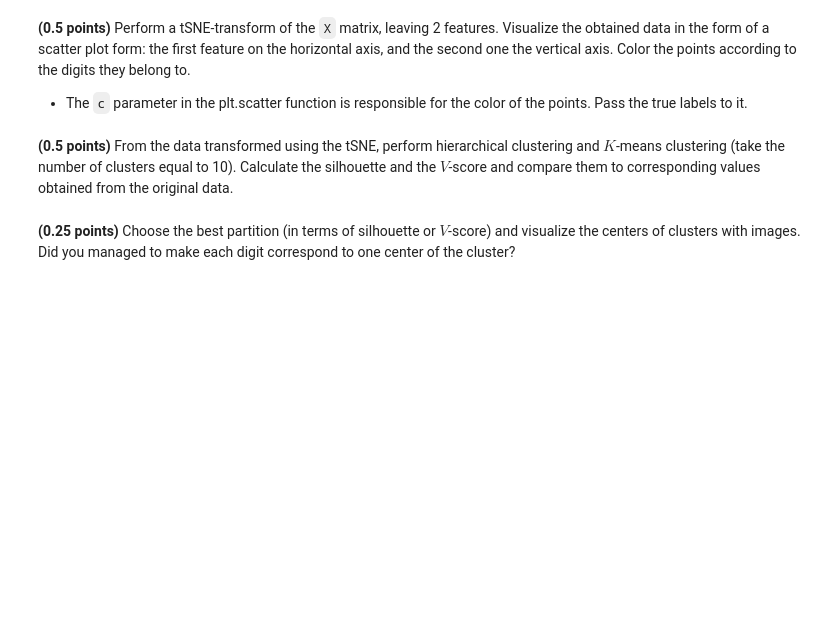
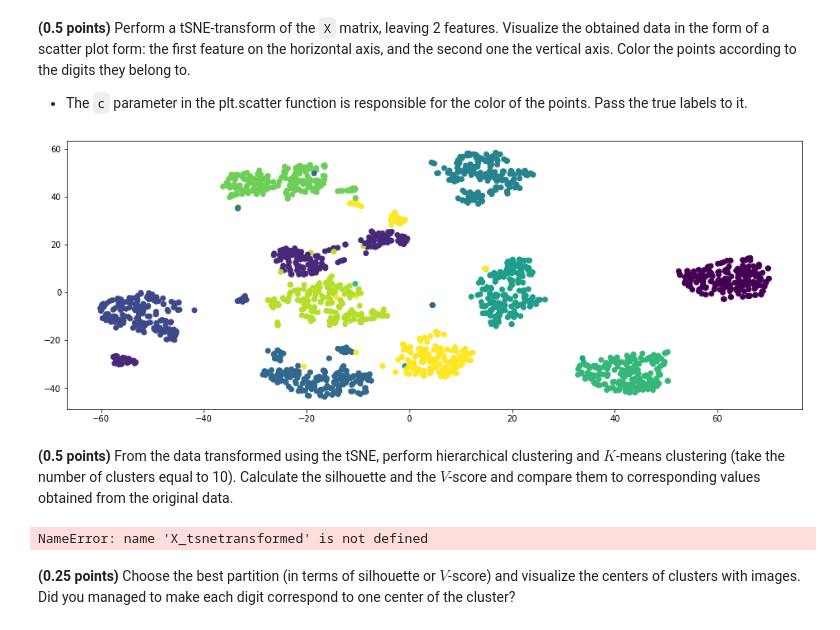
Before and after one commit to Sergo448/rolling-scopes-school-AI-MachineLearning, a Jupyter notebook: clustering.ipynb, the cells around one changed output. Cells and saved outputs as stored; diff of their text form; code cells hidden in the pictures; blank space fills up the shorter version.

```diff
--- a/clustering.ipynb
+++ b/clustering.ipynb
@@ -882,8 +882,38 @@ The implementation of `tSNE` in the `scikit-learn` library is the `TSNE` class i
 **(0.5 points)** Perform a tSNE-transform of the `X` matrix, leaving 2 features. Visualize the obtained data in the form of a scatter plot form: the first feature on the horizontal axis, and the second one the vertical axis. Color the points according to the digits they belong to.
 
 - The `c` parameter in the plt.scatter function is responsible for the color of the points. Pass the true labels to it.
+# %%
+from sklearn.manifold import TSNE
+
+X, y = digits.data, digits.target
+X_tsne_transformed = TSNE(n_components=2, random_state=15).fit_transform(X)
+
+plt.figure(figsize=(16, 6))
+
+xdata, ydata = [], []
+
+for i in range(X_tsne_transformed.shape[0]):
+    xdata.append(X_tsne_transformed[i][0])
+    ydata.append(X_tsne_transformed[i][1])
+plt.scatter(x=xdata, y=ydata, c=y);
+# %% [output]
+[figure, added]
 # %% [markdown]
 **(0.5 points)** From the data transformed using the tSNE, perform hierarchical clustering and $K$-means clustering (take the number of clusters equal to 10). Calculate the silhouette and the $V$-score and compare them to corresponding values obtained from the original data.
+# %%
+clustering = AgglomerativeClustering(n_clusters=10).fit(X_tsne_transformed)
+kmeans = KMeans(n_clusters=10, random_state=42).fit(X_tsne_transformed)
+
+print('KMeans: ', silhouette_score(X_tsnetransformed, kmeans.labels))
+print('Hierarhical clustering: ', silhouette_score(X_tsnetransformed, clustering.labels))
+#Силуэт
+clustering = AgglomerativeClustering(n_clusters=10).fit(X)
+kmeans = KMeans(n_clusters=10, random_state=42).fit(X)
+
+print('Kmeans: ', silhouettescore(X, kmeans.labels))
+print('Hierarhical clustering: ', silhouettescore(X, clustering.labels))
+# %% [output]
+NameError: name 'X_tsnetransformed' is not defined
 # %% [markdown]
 **(0.25 points)** Choose the best partition (in terms of silhouette or $V$-score) and visualize the centers of clusters with images. Did you managed to make each digit correspond to one center of the cluster?
 # %% [markdown]
```
Also changed, not shown: parts of 12 cells of this notebook.
